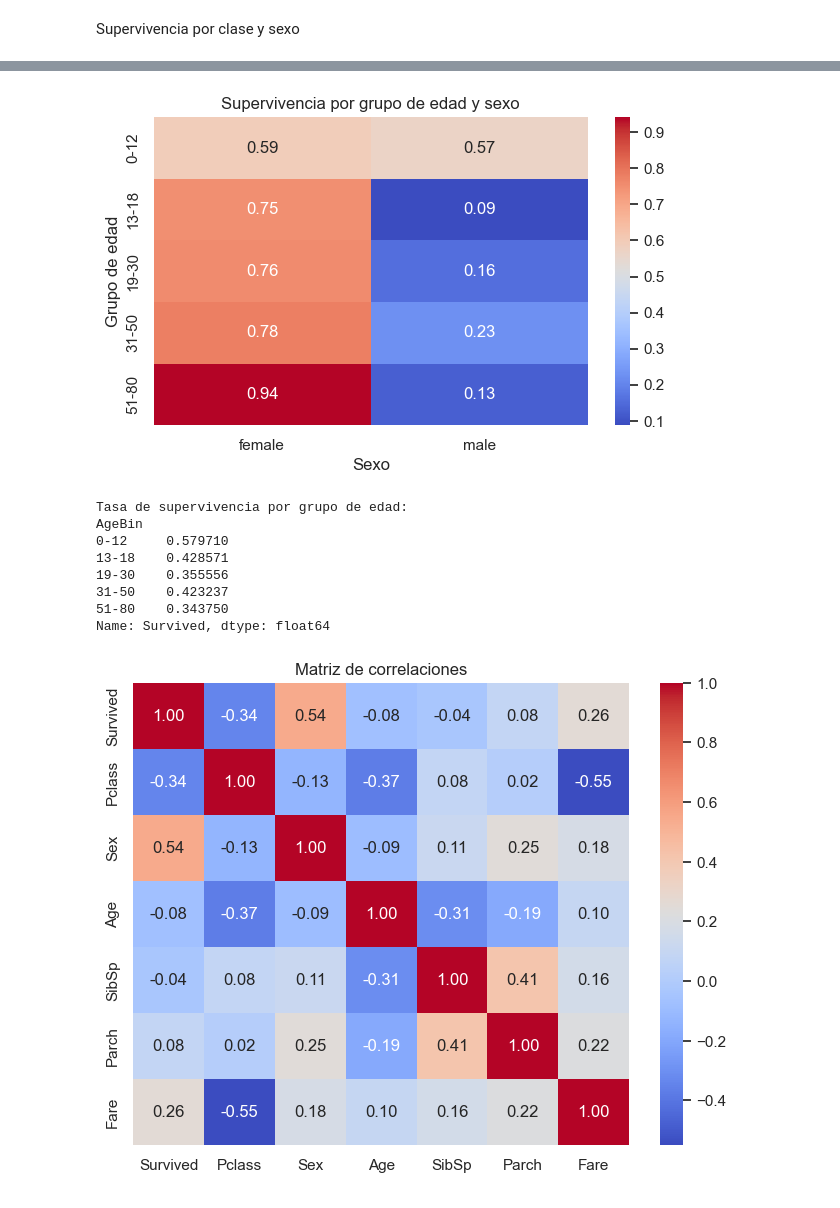
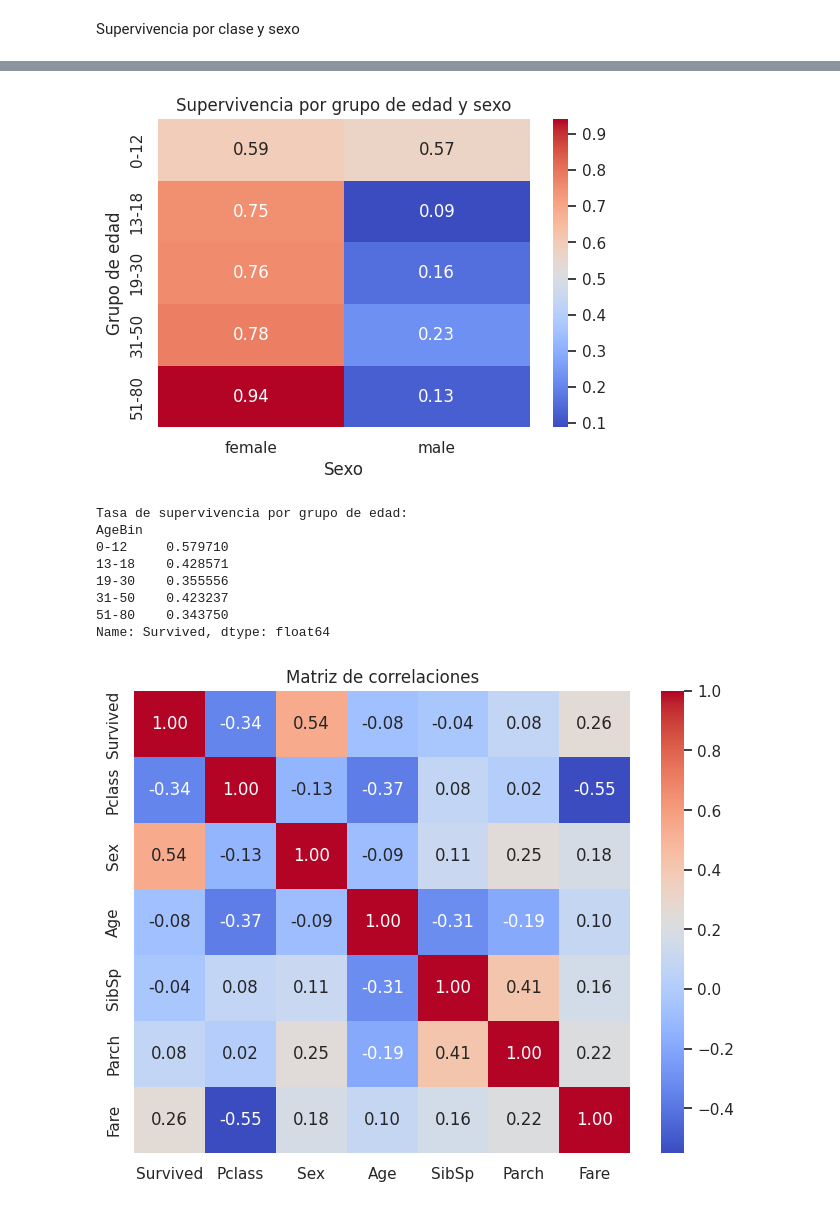
Before and after one commit to rhorbe/dss-titanic, a Jupyter notebook: data/titanic.ipynb, the cells around one changed output, grey strips where cells are left out. Saved outputs shown, nothing was run; the diff lists cells and outputs as text; code cells hidden in the pictures.

```diff
--- a/data/titanic.ipynb
+++ b/data/titanic.ipynb
@@ -10,7 +10,7 @@ Dataset: https://www.kaggle.com/competitions/titanic/data
 4. Analizar si algunas características influyen más que otras en la supervivencia.
 5. Determinar si el dataset está balanceado respecto a la variable objetivo (Survived).
 # %%
-# %pip install pandas numpy matplotlib seaborn
+#%pip install pandas numpy matplotlib seaborn scipy
 
 import pandas as pd
 import numpy as np
@@ -19,7 +19,7 @@ import seaborn as sns
 from scipy import stats
 
 %matplotlib inline
-sns.set(style="whitegrid")
+sns.set_theme(style="darkgrid")
 # %% [markdown]
 Carga de datos
 # %%
@@ -441,12 +505,0 @@ plt.show()
-# %%
-# Crear grupos de edad
-bins = [0, 12, 18, 30, 50, 80]
-labels = ["0-12", "13-18", "19-30", "31-50", "51-80"]
-df["AgeBin"] = pd.cut(df["Age"], bins=bins, labels=labels, include_lowest=True)
-
-plt.figure(figsize=(8,4))
-sns.barplot(data=df, x="AgeBin", y="Survived", estimator=np.mean)
-plt.title("Tasa de supervivencia por grupo de edad")
-plt.xlabel("Grupo de edad")
-plt.ylabel("Proporción de supervivencia")
-plt.show()
@@ -477,26 +533,26 @@ plt.show()
 # %%
 age_sex = df.pivot_table(
     values="Survived",
     index="AgeBin",
     columns="Sex",
     aggfunc="mean",
     observed=False
 
 )
 
-plt.figure(figsize=(7,4))
+plt.figure(figsize=(6,4))
 sns.heatmap(
     age_sex,
     annot=True,
     fmt=".2f",
     cmap="coolwarm"
 )
 plt.title("Supervivencia por grupo de edad y sexo")
 plt.xlabel("Sexo")
 plt.ylabel("Grupo de edad")
 plt.show()
 # %% [output]
-[figure, old version]
+[figure, new version]
 # %%
 print("\nTasa de supervivencia por grupo de edad:")
 print(df.groupby("AgeBin", observed=False)["Survived"].mean())
@@ -525,4 +581,4 @@ sns.heatmap(corr_matrix, annot=True, cmap="coolwarm", fmt=".2f")
 plt.title("Matriz de correlaciones")
 plt.show()
 # %% [output]
-[figure, old version]
+[figure, new version]
```
Also changed, not shown: parts of 19 cells of this notebook.
